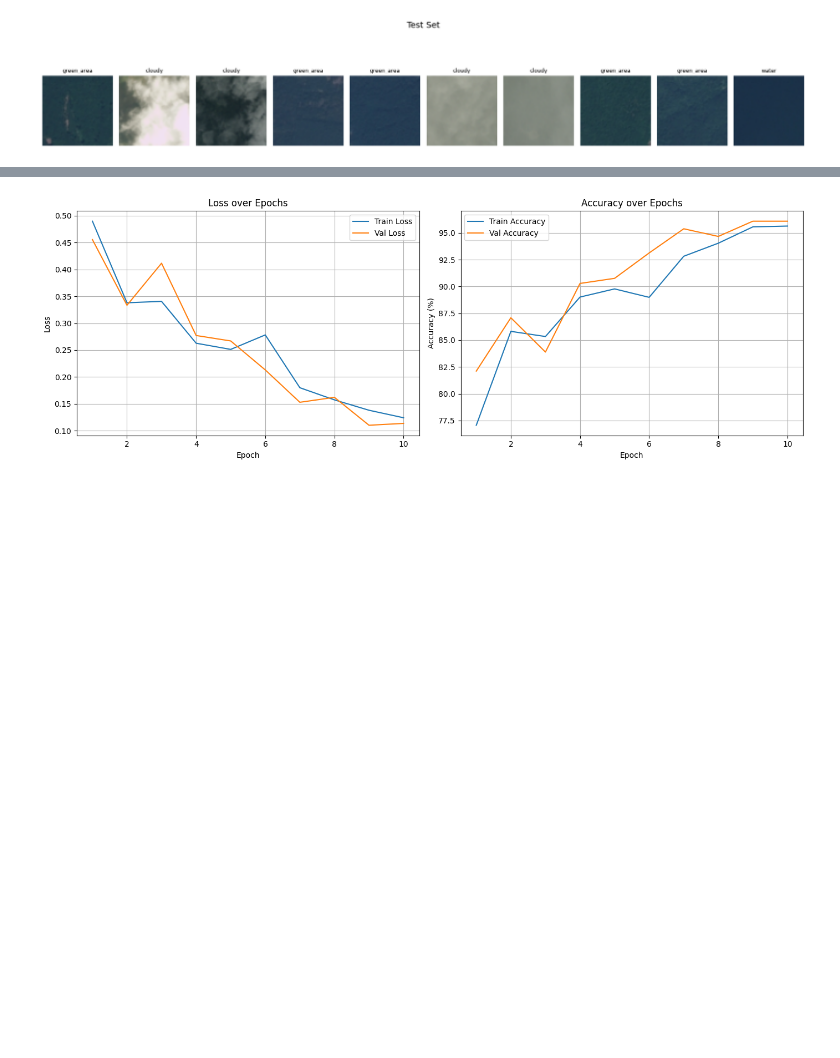
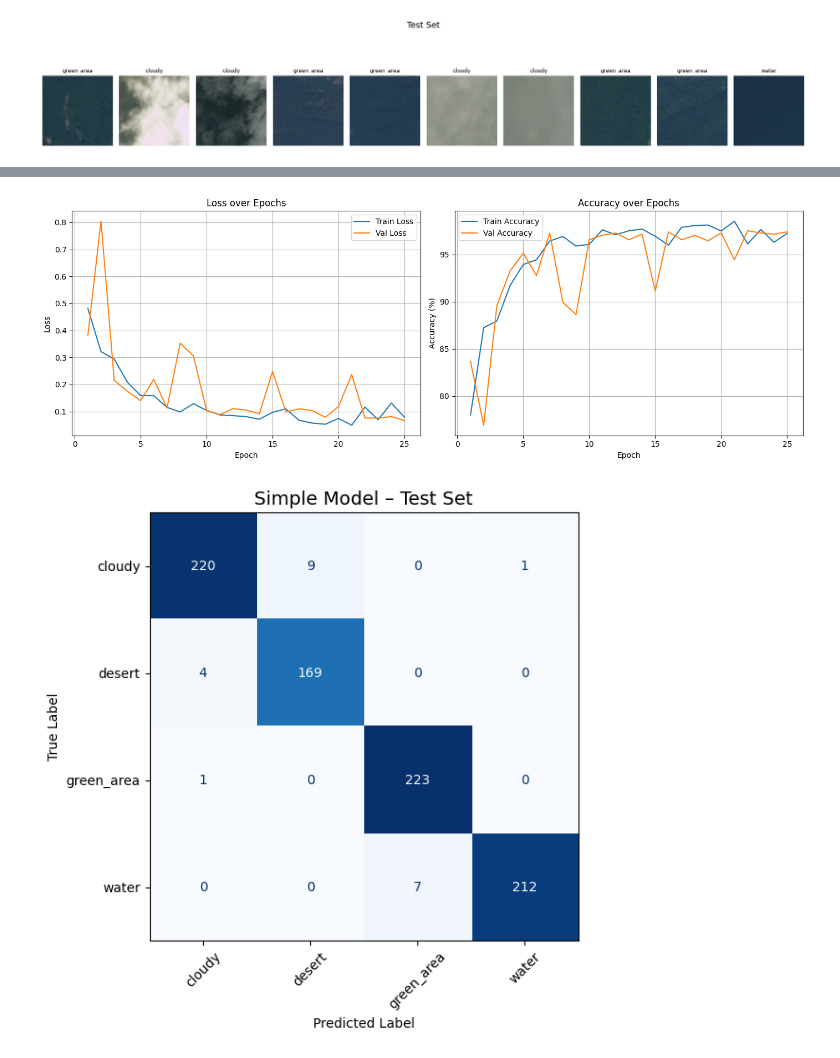
Before and after one commit to ryanhowe28/DS4420Final, a Jupyter notebook: Python_Model.ipynb, the cells around one changed output, grey strips where cells are left out. Saved outputs shown, nothing was run; the diff lists cells and outputs as text; code cells hidden in the pictures; blank space fills up the shorter version.

Commit message:
model with gap and dropout

```diff
--- a/Python_Model.ipynb
+++ b/Python_Model.ipynb
@@ -342,0 +271,25 @@ def plot_training_history(history):
+# %%
+def plot_confusion_matrix_from_model(model, data_loader, class_names, device, title="Confusion Matrix"):
+    model.eval()
+    y_true = []
+    y_pred = []
+
+    with torch.no_grad():
+        for images, labels in data_loader:
+            images = images.to(device)
+            outputs = model(images)
+            _, predicted = torch.max(outputs, 1)
+            y_true.extend(labels.cpu().numpy())
+            y_pred.extend(predicted.cpu().numpy())
+
+    cm = confusion_matrix(y_true, y_pred)
+    disp = ConfusionMatrixDisplay(confusion_matrix=cm, display_labels=class_names)
+
+    fig, ax = plt.subplots(figsize=(8, 6))
+    disp.plot(ax=ax, cmap="Blues", xticks_rotation=45, colorbar=False)
+    ax.set_title(title, fontsize=14)
+    ax.set_xlabel("Predicted Label")
+    ax.set_ylabel("True Label")
+    plt.grid(False)
+    plt.tight_layout()
+    plt.show()
@@ -342,0 +369,15 @@ def plot_training_history(history):
+# %%
+simple_model = SimpleCNN(num_classes=num_classes)
+simple_optimizer = torch.optim.Adam(simple_model.parameters(), lr=1e-3)
+# simple_optimizer = torch.optim.SGD(simple_model.parameters(), lr=0.01, momentum=0.9)
+simple_history = train_model(
+    model=simple_model,
+    train_loader=train_loader,
+    val_loader=val_loader,
+    criterion=criterion,
+    optimizer=simple_optimizer,
+    num_epochs=25,
+    device=device
+)
+
+test_loss, test_acc = evaluate_model(simple_model, test_loader, criterion, device)
@@ -343,4 +402,6 @@ def plot_training_history(history):
 # %%
-plot_training_history(history)
+plot_training_history(simple_history)
+plot_confusion_matrix_from_model(simple_model, test_loader, class_names, device, title="Simple Model – Test Set")
 # %% [output]
-[figure, old version]
+[figure, new version]
+[figure, added]
```
Also changed, not shown: parts of 13 cells of this notebook.
